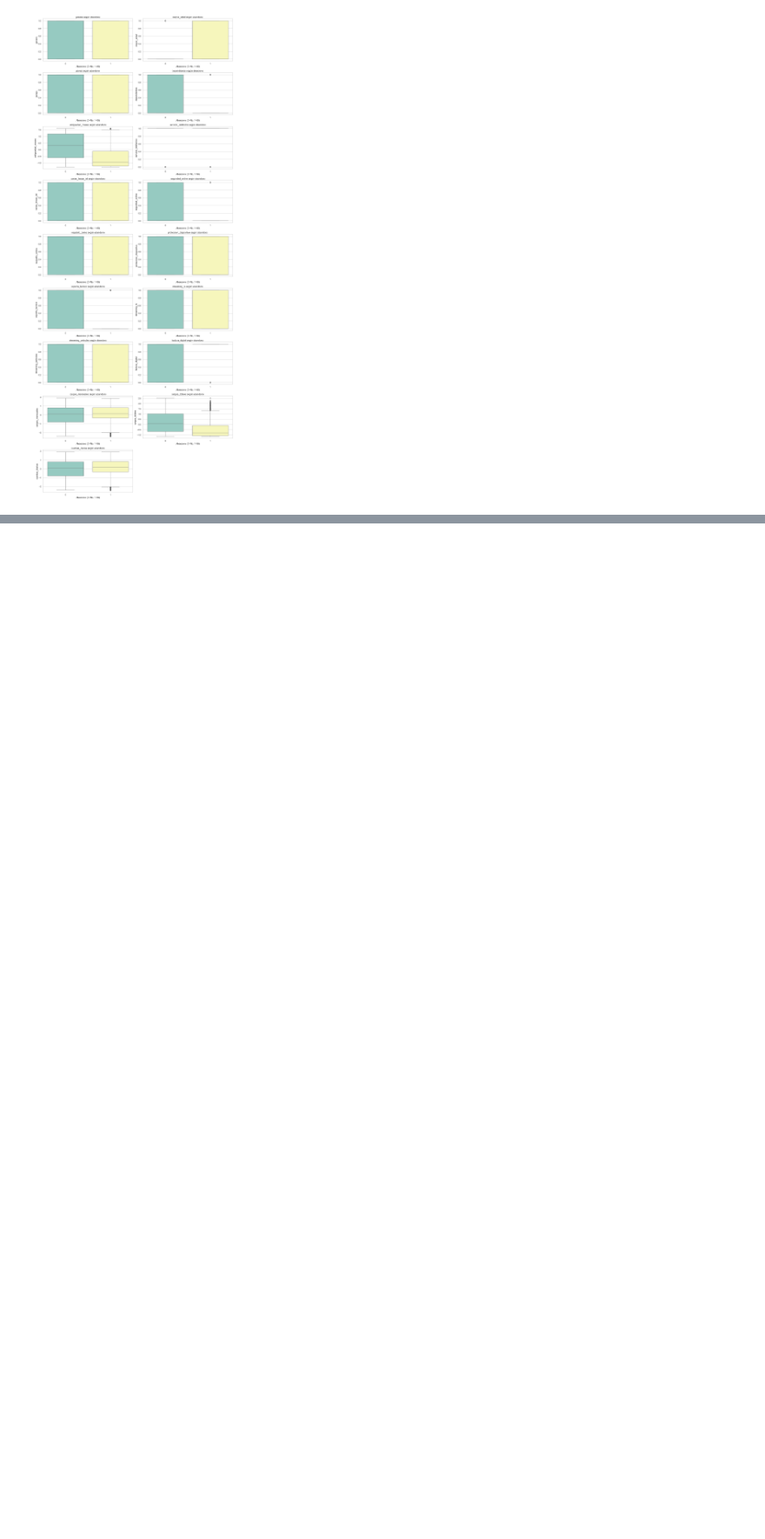
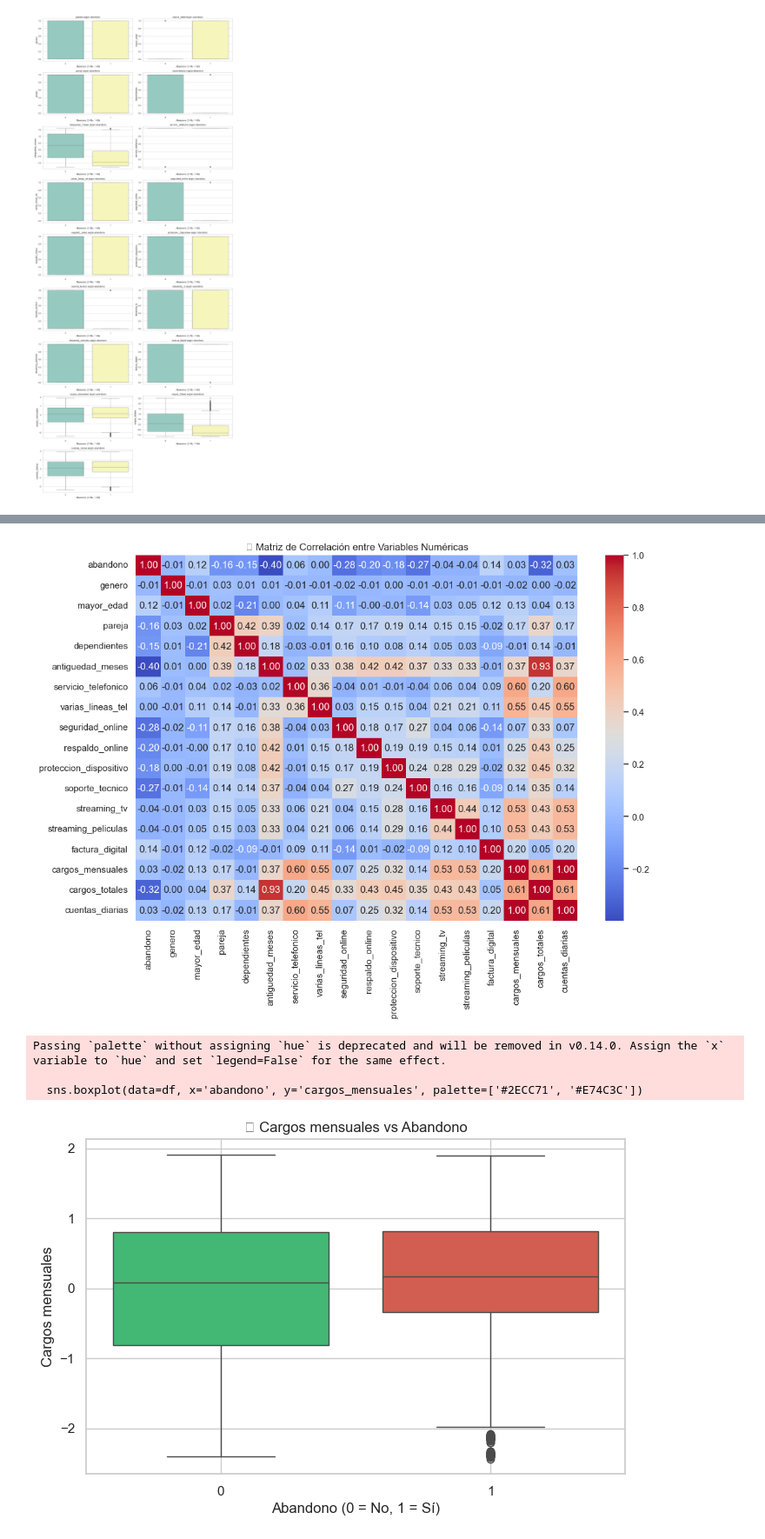
Before and after one commit to NataliaLiscio1985/Challenge_Allura_Telecom-X, a Jupyter notebook: Telecom.ipynb, the cells around one changed output, grey strips where cells are left out. Shown at 87% size. Drawn from its saved outputs; the diff is of its cells as text; code cells hidden in the pictures; blank space fills up the shorter version.

```diff
--- a/Telecom.ipynb
+++ b/Telecom.ipynb
@@ -463,0 +495,38 @@ Passing `palette` without assigning `hue` is deprecated and will be removed in v
+# %%
+import seaborn as sns
+import matplotlib.pyplot as plt
+
+# 1. Matriz de correlación
+plt.figure(figsize=(12, 8))
+correlaciones = df.corr(numeric_only=True)
+sns.heatmap(correlaciones, annot=True, cmap='coolwarm', fmt=".2f")
+plt.title('🔗 Matriz de Correlación entre Variables Numéricas')
+plt.show()
+
+# 2. Relación: cargos mensuales vs. abandono
+plt.figure(figsize=(8, 5))
+sns.boxplot(data=df, x='abandono', y='cargos_mensuales', palette=['#2ECC71', '#E74C3C'])
+plt.title('📊 Cargos mensuales vs Abandono')
+plt.xlabel('Abandono (0 = No, 1 = Sí)')
+plt.ylabel('Cargos mensuales')
+plt.grid(True)
+plt.show()
+
+# 3. Relación: cantidad de servicios vs. abandono
+# Creamos una nueva variable que sume servicios activos
+servicios = ['seguridad_online', 'respaldo_online', 'servicio_telefonico', 'varias_lineas_tel']
+df['total_servicios'] = df[servicios].sum(axis=1)
+
+plt.figure(figsize=(8, 5))
+sns.boxplot(data=df, x='abandono', y='total_servicios', palette=['#2ECC71', '#E74C3C'])
+plt.title('📦 Total de servicios contratados vs Abandono')
+plt.xlabel('Abandono (0 = No, 1 = Sí)')
+plt.ylabel('Cantidad de Servicios')
+plt.grid(True)
+plt.show()
+# %% [output]
+[figure, added]
+Passing `palette` without assigning `hue` is deprecated and will be removed in v0.14.0. Assign the `x` variable to `hue` and set `legend=False` for the same effect.
+
+  sns.boxplot(data=df, x='abandono', y='cargos_mensuales', palette=['#2ECC71', '#E74C3C'])
+[figure, added]
```
Also changed, not shown: parts of 7 cells of this notebook.
